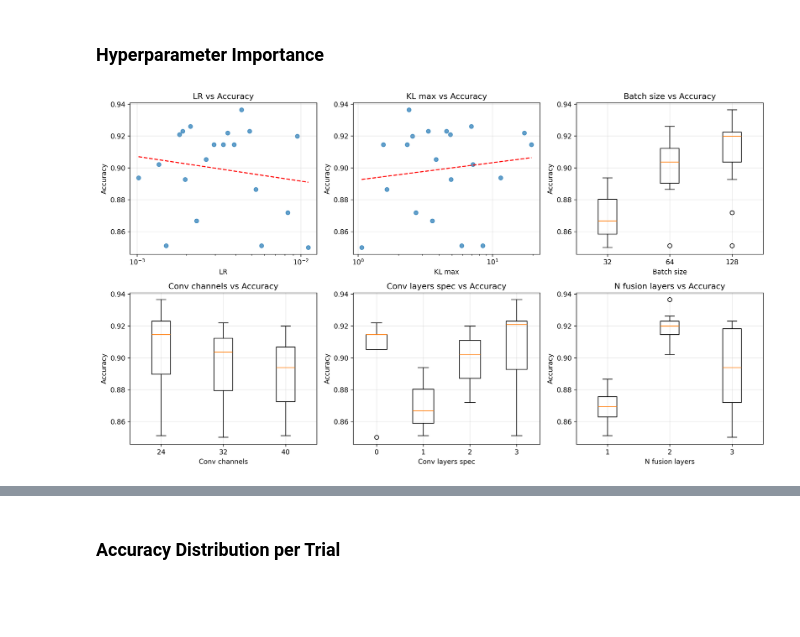
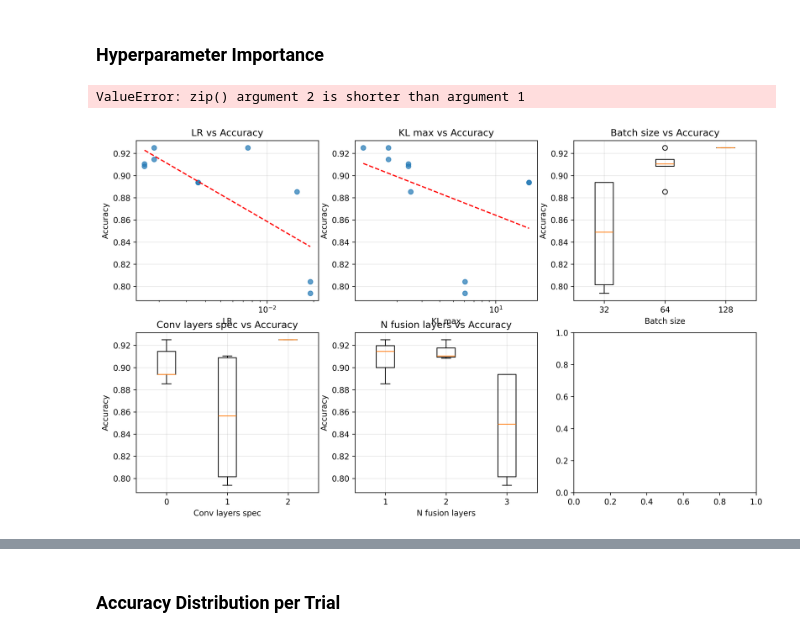
Before and after one commit to LucaCtt/csi-vae, a Jupyter notebook: notebooks/plot_studies.ipynb, the cells around one changed output, grey strips where cells are left out. Cells and saved outputs as stored; diff of their text form; code cells hidden in the pictures; blank space fills up the shorter version.

Commit message:
feat: Add flat conv test study, update dropout

```diff
--- a/notebooks/plot_studies.ipynb
+++ b/notebooks/plot_studies.ipynb
@@ -11,12 +11,12 @@ from scipy.stats import gaussian_kde
 
 mpl.rcParams["figure.dpi"] = 300
 
-LAUNCH_DIR = "out/default"
+LAUNCH_DIR = "out/flat_conv"
 # %%
 studies_dir = Path("../") / LAUNCH_DIR
 studies_files = [f.name for f in studies_dir.iterdir()]
 studies = [
-    optuna.load_study(study_name=study.split(".")[0], storage=f"sqlite:///{studies_dir / study}")
+    optuna.load_study(study_name=study.split(".")[0], storage=f"sqlite:///{studies_dir / study}").trials_dataframe()
     for study in studies_files
 ]
 # %%
@@ -33,8 +33,4 @@ studies[0].trials_dataframe().head()
 ## Plots
 # %% [markdown]
 ### Trial Outcomes
-# %%
-study = studies[0].trials_dataframe()
-study["params_batch_size"] = study["params_batch_size_exp"].apply(lambda x: 2 ** x)
-study["params_conv_channels"]= study["params_conv_channels_mult"].apply(lambda x: 8 * x)
 # %%
@@ -83,46 +97,48 @@ plt.show()
 # %% [markdown]
 ### Hyperparameter Importance
 # %%
-completed = study[study["state"] == "COMPLETE"].copy()
+for i, study in enumerate(studies):
+    completed = study[study["state"] == "COMPLETE"].copy()
+    completed["params_batch_size"] = completed["params_batch_size_exp"].apply(lambda x: 2 ** x)
 
-params = {
-    "params_lr": ("LR", "continuous"),
-    "params_kl_max": ("KL max", "continuous"),
-    "params_batch_size": ("Batch size", "discrete"),
-    "params_conv_channels": ("Conv channels", "discrete"),
-    "params_conv_layers_spec": ("Conv layers spec", "discrete"),
-    "params_n_fusion_layers": ("N fusion layers", "discrete"),
-}
+    params = {
+        "params_lr": ("LR", "continuous"),
+        "params_kl_max": ("KL max", "continuous"),
+        "params_batch_size": ("Batch size", "discrete"),
+        "params_conv_layers_spec": ("Conv layers spec", "discrete"),
+        "params_n_fusion_layers": ("N fusion layers", "discrete"),
+    }
 
-fig, axes = plt.subplots(2, 3, figsize=(14, 8))
-axes = axes.flatten()
+    fig, axes = plt.subplots(2, 3, figsize=(14, 8))
+    axes = axes.flatten()
 
-for ax, (col, (label, kind)) in zip(axes, params.items(), strict=True):
-    if kind == "continuous":
-        ax.scatter(completed[col], completed["value"], alpha=0.7)
-        x = np.log10(completed[col])
-        z = np.polyfit(x, completed["value"], 1)
-        p = np.poly1d(z)
-        x_sorted = np.sort(x)
-        ax.plot(10**x_sorted, p(x_sorted), color="red", linewidth=1.5, linestyle="--")
-        ax.set_xscale("log")
-        ax.set_xlabel(label)
-        ax.set_ylabel("Accuracy")
-        ax.grid(alpha=0.3)
-    else:
-        groups = [grp["value"].values for _, grp in completed.groupby(col)]
-        labels = sorted(completed[col].unique())
-        ax.boxplot(groups, tick_labels=labels)
-        ax.set_xlabel(label)
-        ax.set_ylabel("Accuracy")
-        ax.grid(alpha=0.3)
+    for ax, (col, (label, kind)) in zip(axes, params.items(), strict=True):
+        if kind == "continuous":
+            ax.scatter(completed[col], completed["value"], alpha=0.7)
+            x = np.log10(completed[col])
+            z = np.polyfit(x, completed["value"], 1)
+            p = np.poly1d(z)
+            x_sorted = np.sort(x)
+            ax.plot(10**x_sorted, p(x_sorted), color="red", linewidth=1.5, linestyle="--")
+            ax.set_xscale("log")
+            ax.set_xlabel(label)
+            ax.set_ylabel("Accuracy")
+            ax.grid(alpha=0.3)
+        else:
+            groups = [grp["value"].values for _, grp in completed.groupby(col)]
+            labels = sorted(completed[col].unique())
+            ax.boxplot(groups, tick_labels=labels)
+            ax.set_xlabel(label)
+            ax.set_ylabel("Accuracy")
+            ax.grid(alpha=0.3)
 
-    ax.set_title(f"{label} vs Accuracy")
+        ax.set_title(f"{label} vs Accuracy")
 
-plt.tight_layout()
-plt.show()
+    plt.tight_layout()
+    plt.show()
 # %% [output]
+ValueError: zip() argument 2 is shorter than argument 1
-[figure, old version]
+[figure, new version]
 # %%
 completed = study[study["state"] == "COMPLETE"].copy()
 completed["duration_min"] = (
```
Also changed, not shown: parts of 4 cells of this notebook, 7 other files.
